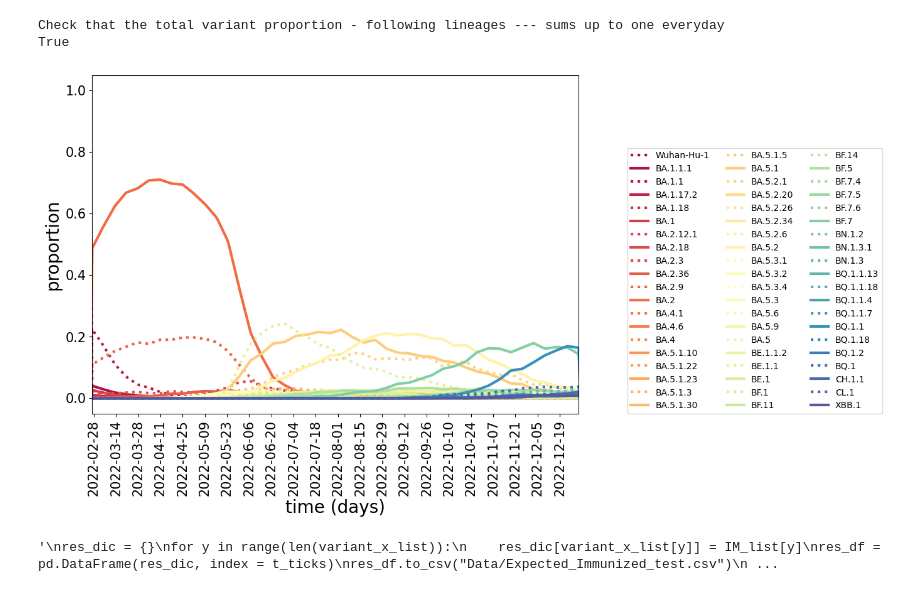
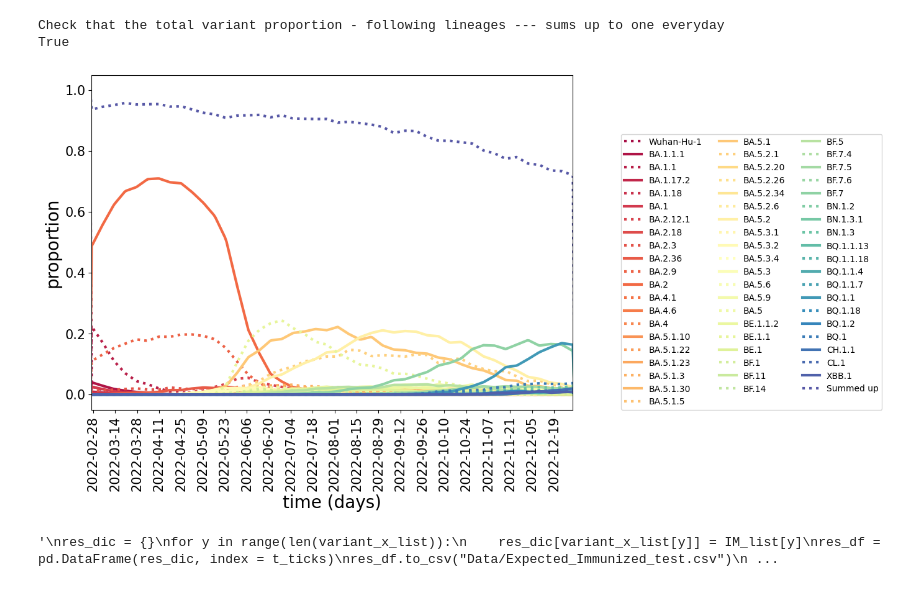
Before and after one commit to AlexiaNomena/Immune_Waning, a Jupyter notebook: Helper_new.ipynb, the cells around one changed output. Saved outputs shown, nothing was run; the diff lists cells and outputs as text; code cells hidden in the pictures.

```diff
--- a/Helper_new.ipynb
+++ b/Helper_new.ipynb
@@ -235,35 +235,38 @@ for variant in variant_x_list:
     else:
         x_lin = list(unique_lineage).index(variant)
         variant_proportion[:, x] = proportion_lineage[:, x_lin+1]
 
 """Plot variant proportions over time without the wild type"""
 xysize = (15, 15) # size of xy ticks
 labsize = 20 # size of labels and legends
 figsize = (10, 7) # figure (width, height)
 xval = "time (days)" # name of variable on x axis
 yval = "proportion" # name of variable on y axis
 labels = variant_x_list
 
 """Select variants to plot"""
 variant_to_plot = variant_x_list #["Wuhan-Hu-1", "BA.5.1.5", "BF.5"]
 index_var = np.array([variant_x_list.index(var_y) for var_y in variant_to_plot])
 
-fig, ax = Display(t, variant_proportion.T[index_var, :], is_log, np.array(labels)[index_var],
+Var_prop_data = np.row_stack((variant_proportion.T[index_var, :], np.sum(variant_proportion.T, axis = 0)))
+labs_data = list(np.array(labels)[index_var]) + ["Summed up"]
+
+fig, ax = Display(t, Var_prop_data, is_log, labs_data,
         figsize, xysize, labsize,
         save_to = "Figures/Variant_Proportions.pdf",
         xval = xval, yval = yval, linewidth = 3,
         palette = "Spectral",
         linestyle = [":", "-"]*int((len(labels)//2)+1))
 
 plt.legend(fontsize = 10, loc = (1.1, 0.))
 per_day = 14
 plt.xticks(t[::per_day], t_ticks[::per_day], rotation = 90)
 plt.legend(fontsize = 10, loc = (1.1, 0.), ncol = 3)
 plt.xlim((t[where_first_day], t[where_last_day]))
 #plt.xlim((t[0], t[where_last_day]))
 plt.show()
 # %% [output]
-[figure, old version]
+[figure, new version]
 # %%
 """Expected Immunity Efficacy as a function of COV19 variant proportions """
 from Methods.IE_Projection import Immunity_dynamics
```
Also changed, not shown: 4 other files.
